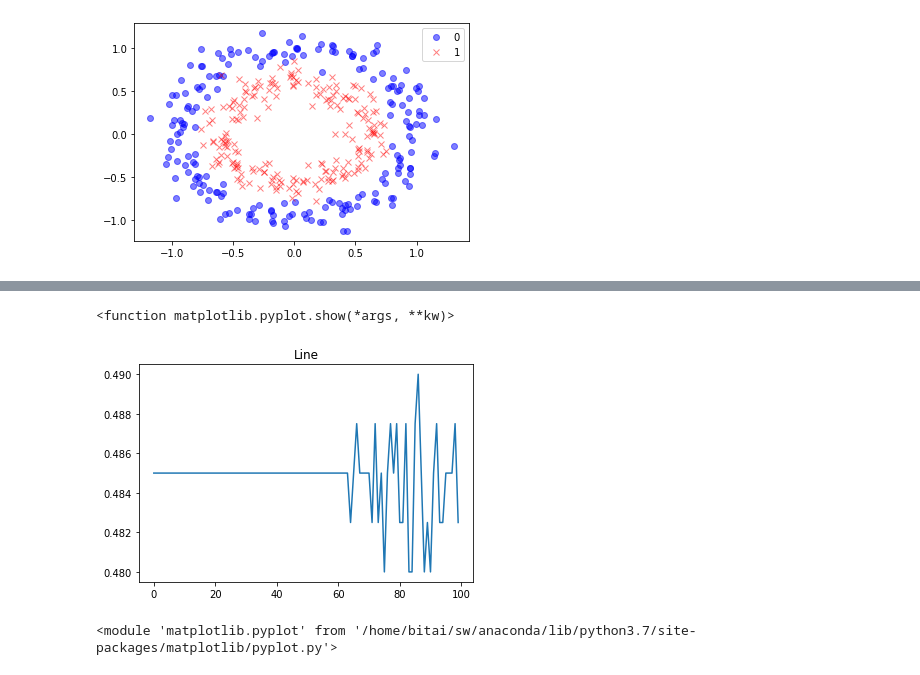
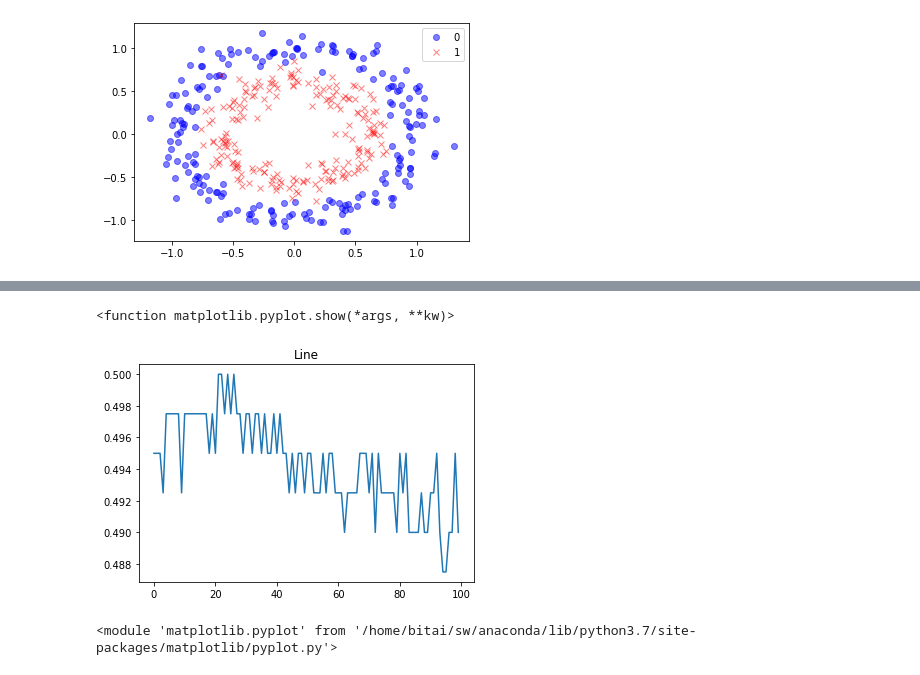
Before and after one commit to timebe00/PyLSJ, a Jupyter notebook: Untitled7.ipynb, the cells around one changed output, grey strips where cells are left out. Cells and saved outputs as stored; diff of their text form; code cells hidden in the pictures.

```diff
--- a/Untitled7.ipynb
+++ b/Untitled7.ipynb
@@ -55,10 +55,10 @@ Epoch 100/100
 # %%
-plt.plot(history.history['accuracy'])
+plt.plot(history.history['lose'])
 plt.title("Line")
 plt.show
 # %% [output]
 <function matplotlib.pyplot.show(*args, **kw)>
-[figure, old version]
+[figure, new version]
 # %%
 matplotlib.rcParams['figure.figsize'] = (6.0, 4.0)
 def plot_decision_bound(model, X, y):
```
Also changed, not shown: parts of 5 cells of this notebook, 2 other files.
